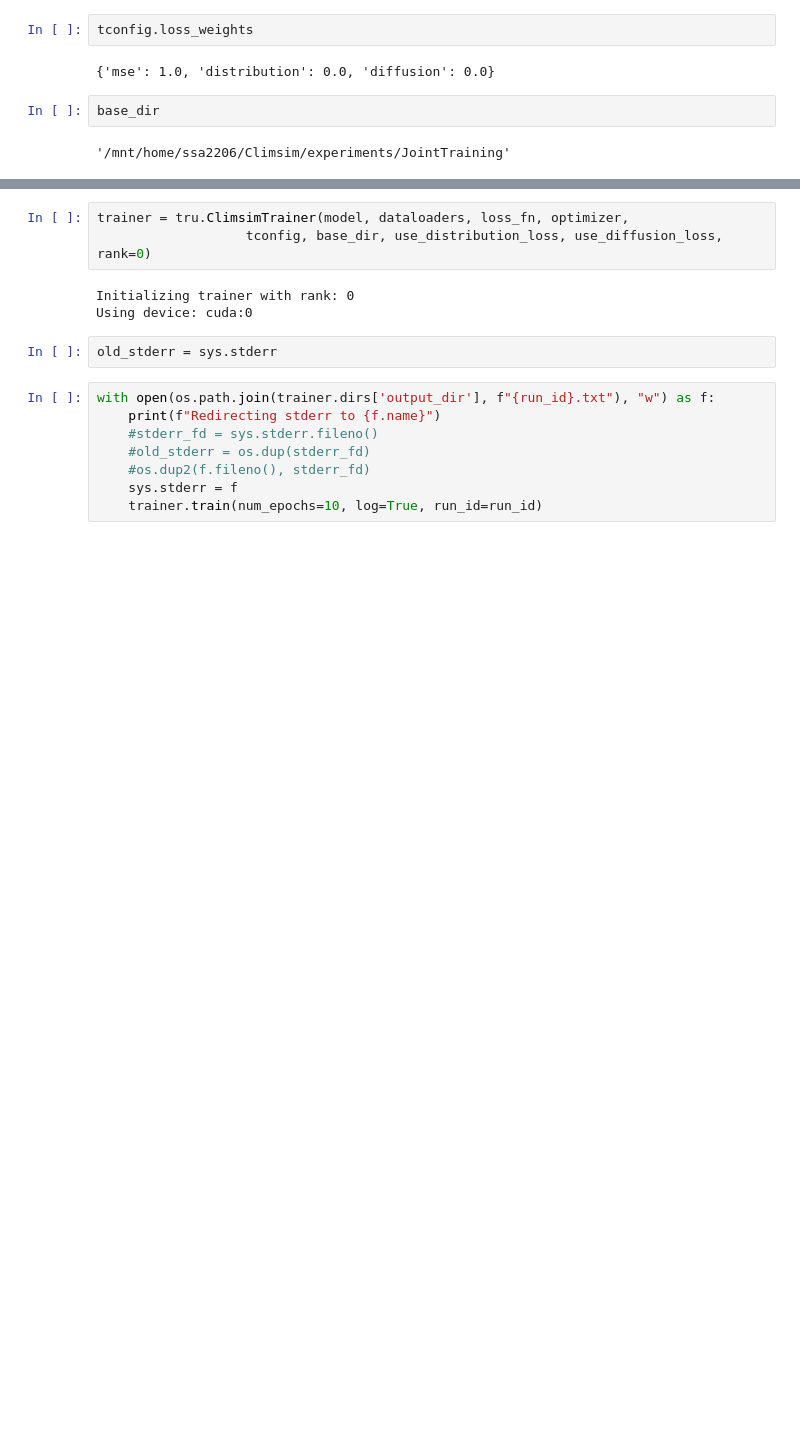
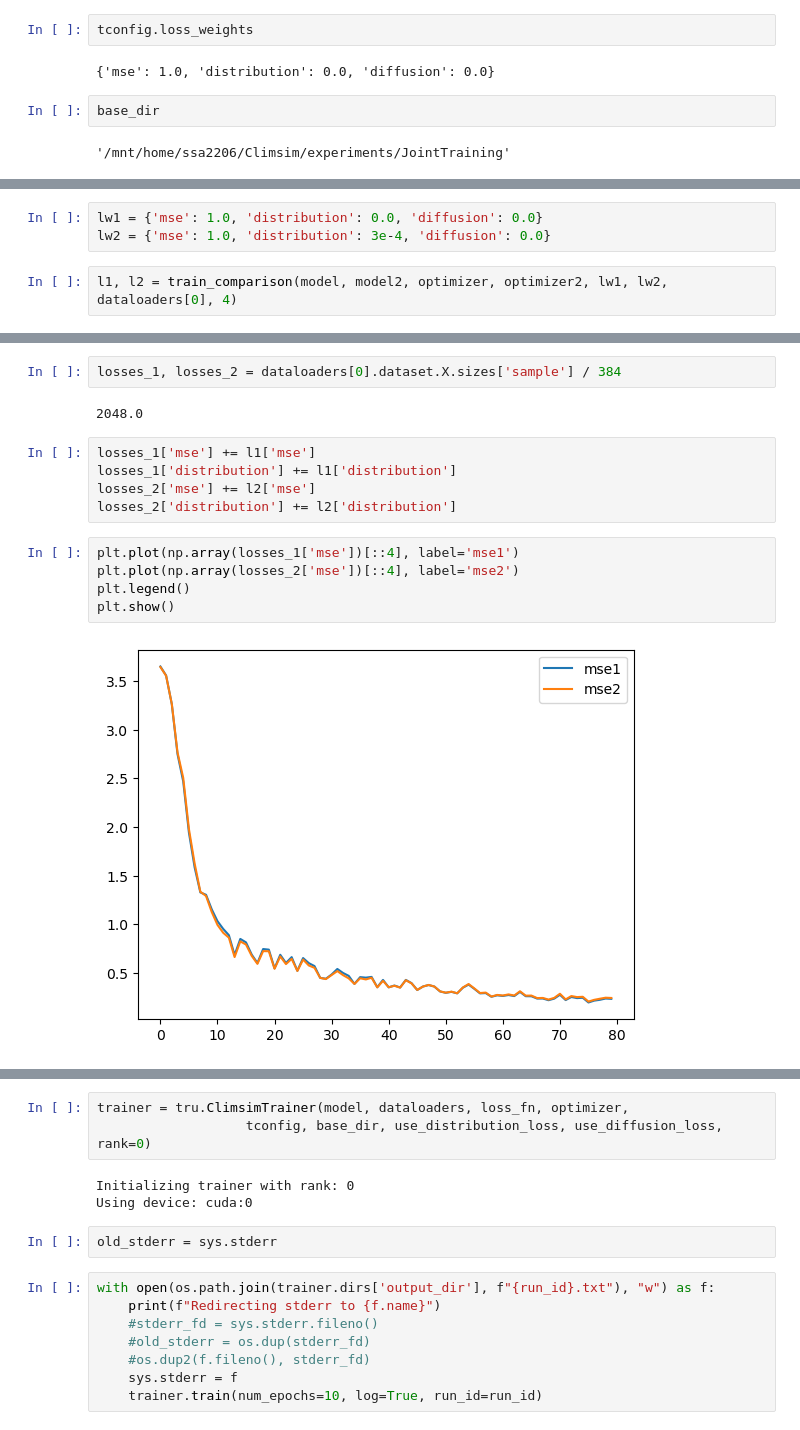
Before and after one commit to SammyAgrawal/diffusion-climsim, a Jupyter notebook: Notebooks/DiffTraining.ipynb, the cells around one changed output, grey strips where cells are left out. Saved outputs shown, nothing was run; the diff lists cells and outputs as text; blank space fills up the shorter version.

Commit message:
multi model training

```diff
--- a/Notebooks/DiffTraining.ipynb
+++ b/Notebooks/DiffTraining.ipynb
@@ -716,0 +725,5 @@ train_comparison(model, model2, optimizer, optimizer2, tconfig.loss_weights, tco
+# %%
+lw1 = {'mse': 1.0, 'distribution': 0.0, 'diffusion': 0.0}
+lw2 = {'mse': 1.0, 'distribution': 3e-4, 'diffusion': 0.0}
+# %%
+l1, l2 = train_comparison(model, model2, optimizer, optimizer2, lw1, lw2, dataloaders[0], 4)
@@ -716,0 +748,16 @@ train_comparison(model, model2, optimizer, optimizer2, tconfig.loss_weights, tco
+# %%
+losses_1, losses_2 = dataloaders[0].dataset.X.sizes['sample'] / 384
+# %% [output]
+2048.0
+# %%
+losses_1['mse'] += l1['mse']
+losses_1['distribution'] += l1['distribution']
+losses_2['mse'] += l2['mse']
+losses_2['distribution'] += l2['distribution']
+# %%
+plt.plot(np.array(losses_1['mse'])[::4], label='mse1')
+plt.plot(np.array(losses_2['mse'])[::4], label='mse2')
+plt.legend()
+plt.show()
+# %% [output]
+[figure, added]
```
Also changed, not shown: parts of 13 cells of this notebook, 8 other files.
